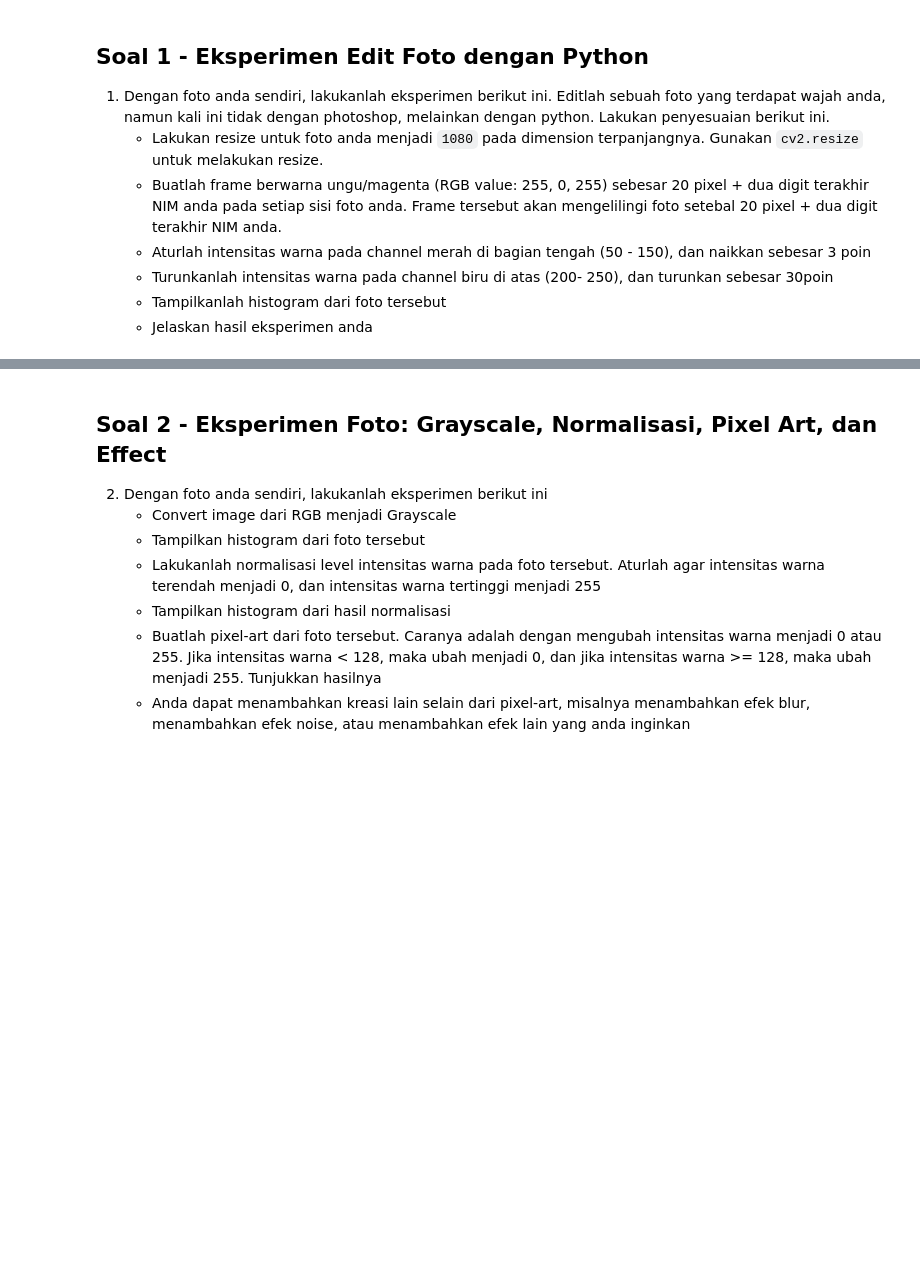
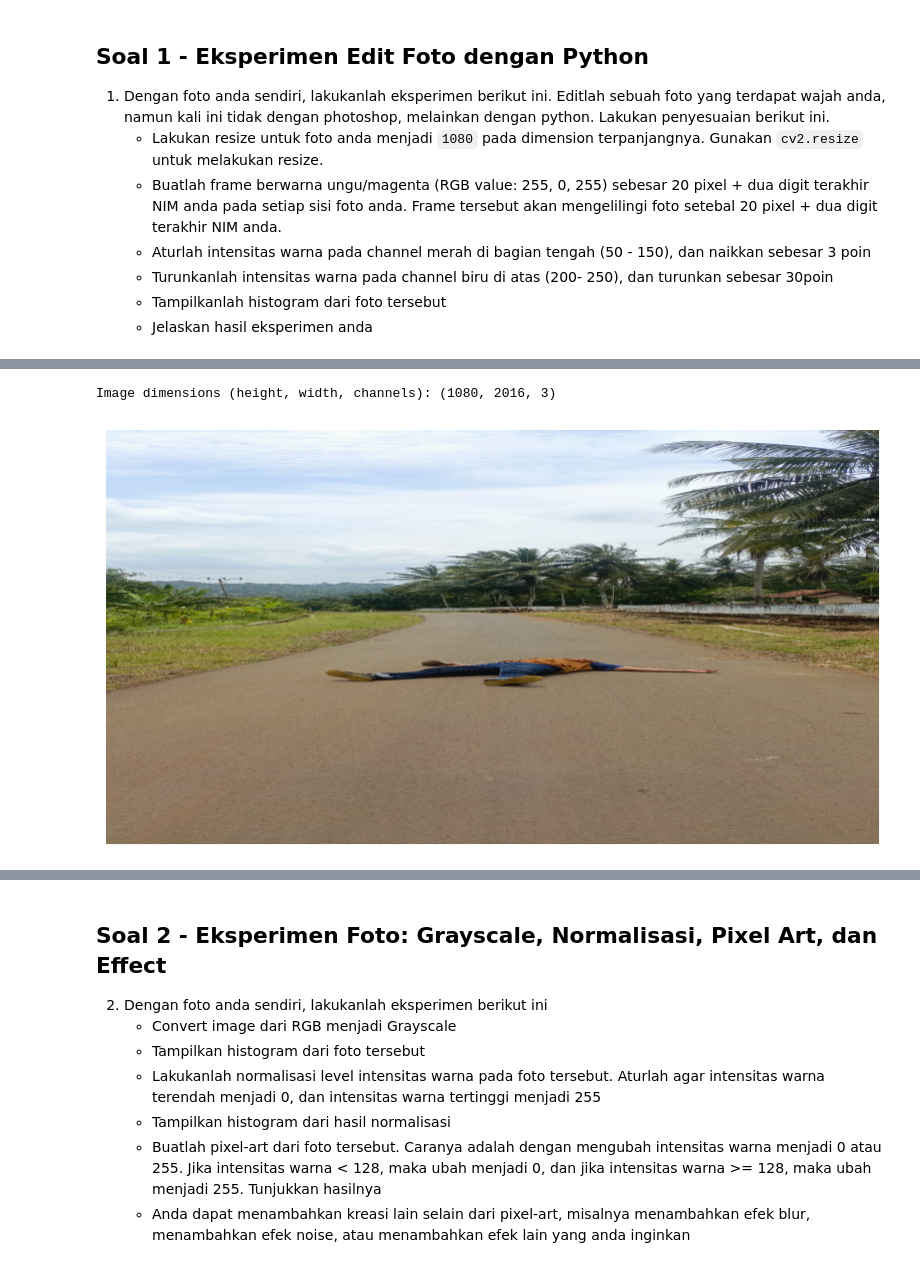
Before and after one commit to GhiffariIs/IF4021-HO2, a Jupyter notebook: 122140189.ipynb, the cells around one changed output, grey strips where cells are left out. Drawn from its saved outputs; the diff is of its cells as text; code cells hidden in the pictures; blank space fills up the shorter version.

```diff
--- a/122140189.ipynb
+++ b/122140189.ipynb
@@ -21,0 +32,13 @@ img = cv2.cvtColor(img, cv2.COLOR_BGR2RGB)
+# %%
+# Resize image
+img_resize = cv2.resize(img, (2016, 1080))
+
+print(f"Image dimensions (height, width, channels): {img_resize.shape}")
+
+plt.figure(figsize=(10, 8))
+plt.imshow(img_resize)
+plt.axis('off')
+plt.show()
+# %% [output]
+Image dimensions (height, width, channels): (1080, 2016, 3)
+[figure, added]
```
Also changed, not shown: parts of 3 cells of this notebook.
